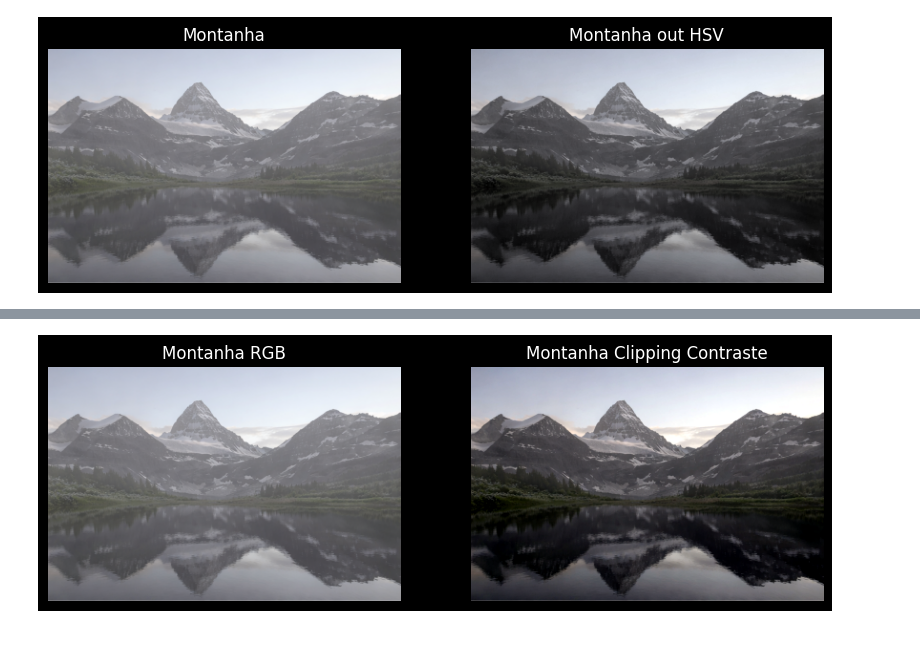
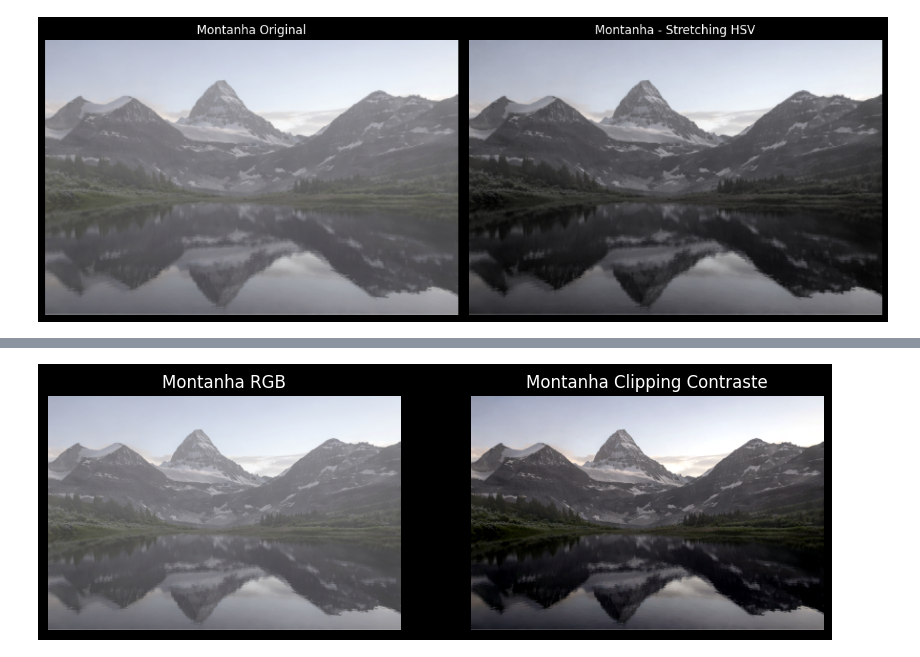
Before and after one commit to Renef13/Atividade_3_PI, a Jupyter notebook: melhoramento.ipynb, the cells around one changed output, grey strips where cells are left out. Cells and saved outputs as stored; diff of their text form; code cells hidden in the pictures.

```diff
--- a/melhoramento.ipynb
+++ b/melhoramento.ipynb
@@ -29,32 +13,36 @@ plt.show()
 # %%
-#aplicar o stretching
-montanha_out_hsv = montanha_hsv.astype(np.float32)
-montanha_out_hsv = (montanha_out_hsv[:, :, 2] - montanha_out_hsv[:, :, 2].min()) * (
-        255 / (montanha_out_hsv[:, :, 2].max() - montanha_out_hsv[:, :, 2].min()))
+#aplicar o stretching no HSV
+def stretching_contraste_hsv(img_bgr):
+    hsv = cv2.cvtColor(img_bgr, cv2.COLOR_BGR2HSV).astype(np.float32)
+    eps = np.finfo(np.float32).eps
 
-np.clip(montanha_out_hsv, 0, 255, out=montanha_out_hsv)
+    V = hsv[:, :, 2]
+    V = (V - V.min()) * (255 / (V.max() - V.min() + eps))
+    V = np.clip(V, 0, 255)
 
-montanha_out_hsv = montanha_out_hsv.astype(np.uint8)
+    hsv[:, :, 2] = V
 
-montanha_hsv = cv2.cvtColor(montanha_bgr, cv2.COLOR_BGR2HSV)
+    return cv2.cvtColor(hsv.astype(np.uint8), cv2.COLOR_HSV2RGB)
 # %%
-#voltando o V para o HSV
-montanha_hsv[:, :, 2] = montanha_out_hsv
+#aplicar o stretching no HSV
+montanha_out_hsv = stretching_contraste_hsv(montanha_bgr)
 
-plt.figure(figsize=(10, 5))
+plt.figure(figsize=(12, 5))
 
 plt.subplot(1, 2, 1)
 plt.imshow(cv2.cvtColor(montanha_bgr, cv2.COLOR_BGR2RGB))
-plt.title('Montanha')
+plt.title('Montanha Original')
 plt.axis('off')
 
 plt.subplot(1, 2, 2)
-plt.imshow(cv2.cvtColor(montanha_hsv, cv2.COLOR_HSV2RGB))
-plt.title('Montanha Stretching')
+plt.imshow(montanha_out_hsv)
+plt.title('Montanha - Stretching HSV')
 plt.axis('off')
+
+plt.tight_layout()
 plt.show()
 # %% [output]
-[figure, old version]
+[figure, new version]
 # %%
 #Fazendo o mesmo mas em RGB
 
```
Also changed, not shown: parts of 6 cells of this notebook.
